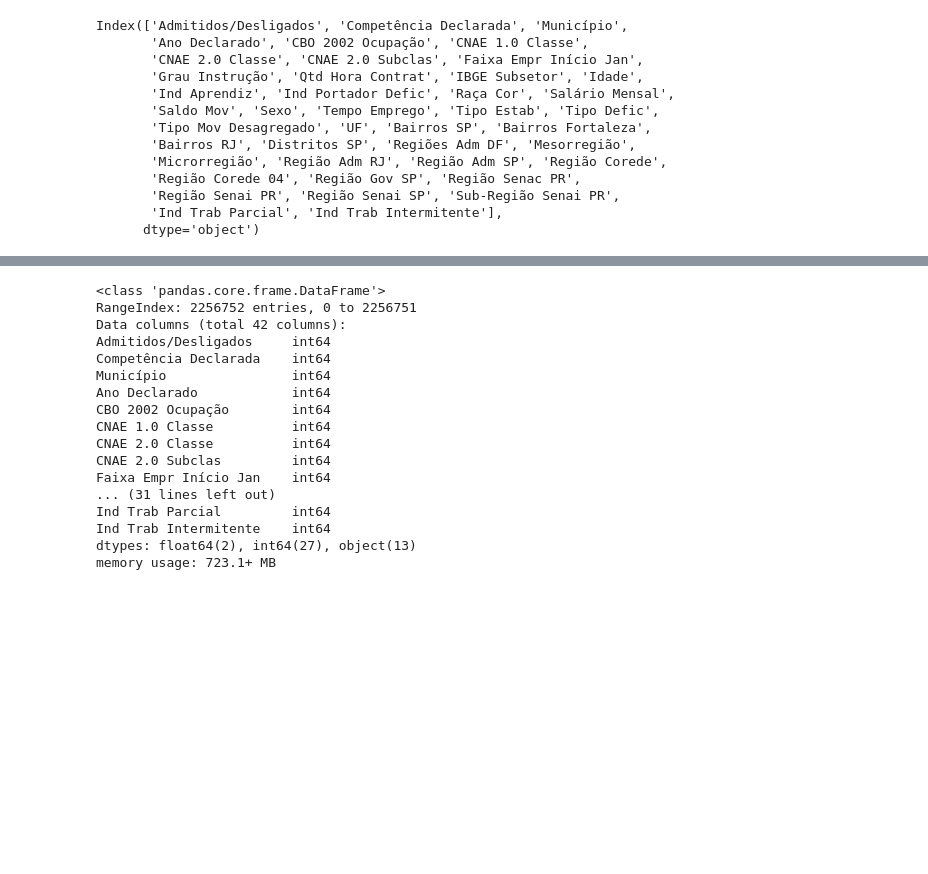
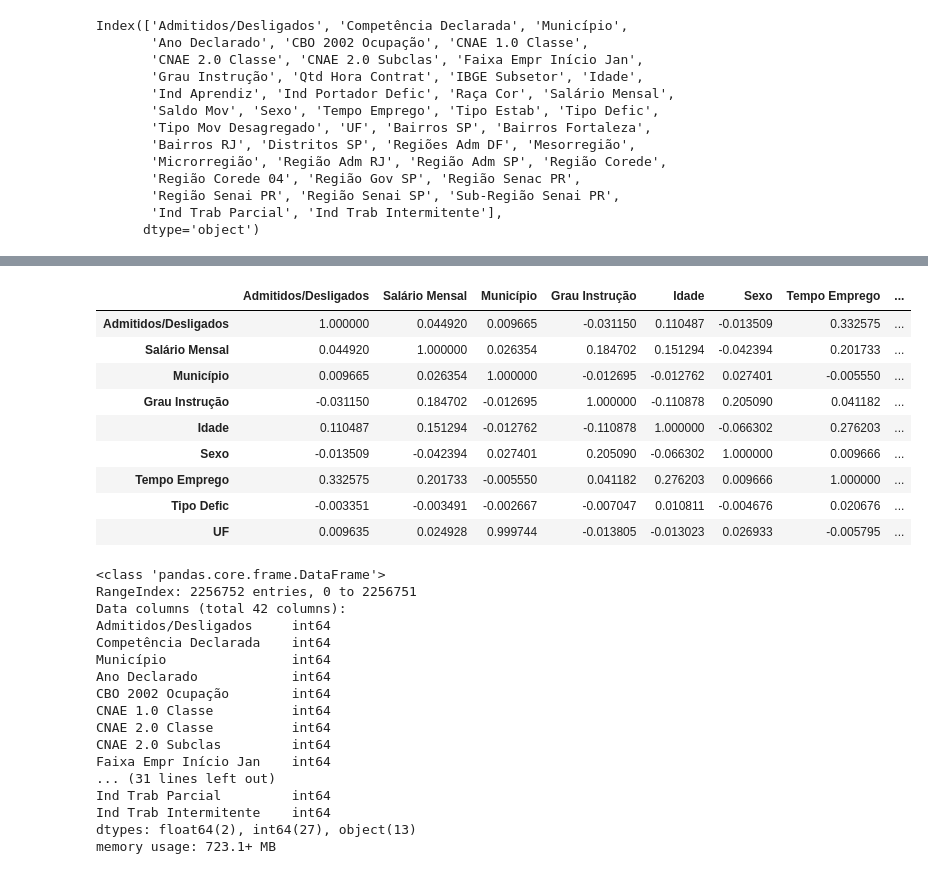
Before and after one commit to thiagodegan/Desafio01, a Jupyter notebook: Desafio.ipynb, the cells around one changed output, grey strips where cells are left out. Saved outputs shown, nothing was run; the diff lists cells and outputs as text; code cells hidden in the pictures; blank space fills up the shorter version.

```diff
--- a/Desafio.ipynb
+++ b/Desafio.ipynb
@@ -24,3 +16,5 @@ Index(['Admitidos/Desligados', 'Competência Declarada', 'Município',
        'Região Senai PR', 'Região Senai SP', 'Sub-Região Senai PR',
        'Ind Trab Parcial', 'Ind Trab Intermitente'],
       dtype='object')
+# %%
+df = data[["Admitidos/Desligados","Salário Mensal","Município","Grau Instrução","Idade","Sexo","Tempo Emprego","Tipo Defic","UF"]]
@@ -27,3 +30,16 @@ Index(['Admitidos/Desligados', 'Competência Declarada', 'Município',
+# %%
+df.corr()
+# %% [output]
+|  | Admitidos/Desligados | Salário Mensal | Município | Grau Instrução | Idade | Sexo | Tempo Emprego | ... |
+| Admitidos/Desligados | 1.000000 | 0.044920 | 0.009665 | -0.031150 | 0.110487 | -0.013509 | 0.332575 | ... |
+| Salário Mensal | 0.044920 | 1.000000 | 0.026354 | 0.184702 | 0.151294 | -0.042394 | 0.201733 | ... |
+| Município | 0.009665 | 0.026354 | 1.000000 | -0.012695 | -0.012762 | 0.027401 | -0.005550 | ... |
+| Grau Instrução | -0.031150 | 0.184702 | -0.012695 | 1.000000 | -0.110878 | 0.205090 | 0.041182 | ... |
+| Idade | 0.110487 | 0.151294 | -0.012762 | -0.110878 | 1.000000 | -0.066302 | 0.276203 | ... |
+| Sexo | -0.013509 | -0.042394 | 0.027401 | 0.205090 | -0.066302 | 1.000000 | 0.009666 | ... |
+| Tempo Emprego | 0.332575 | 0.201733 | -0.005550 | 0.041182 | 0.276203 | 0.009666 | 1.000000 | ... |
+| Tipo Defic | -0.003351 | -0.003491 | -0.002667 | -0.007047 | 0.010811 | -0.004676 | 0.020676 | ... |
+| UF | 0.009635 | 0.024928 | 0.999744 | -0.013805 | -0.013023 | 0.026933 | -0.005795 | ... |
 # %%
 data.info()
 # %% [output]
```
Also changed, not shown: parts of 6 cells of this notebook.
